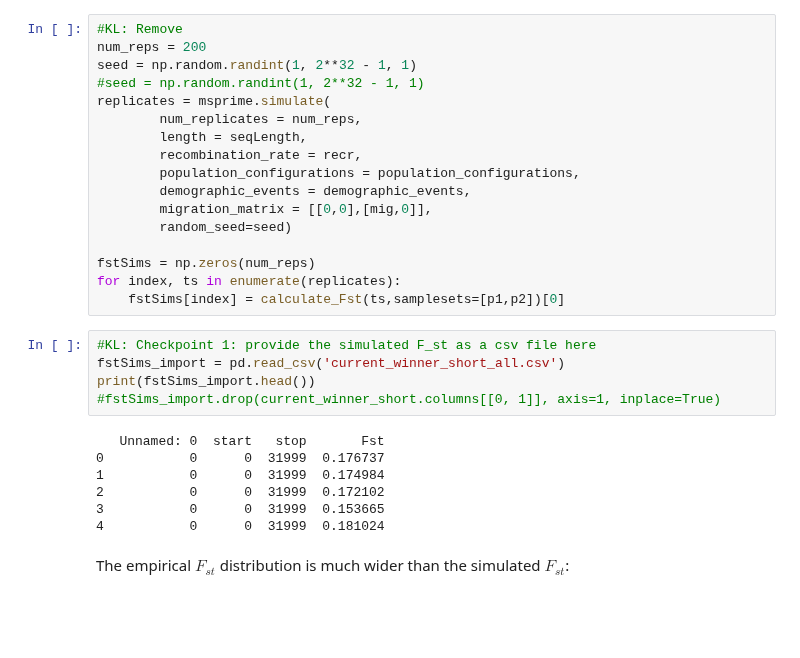
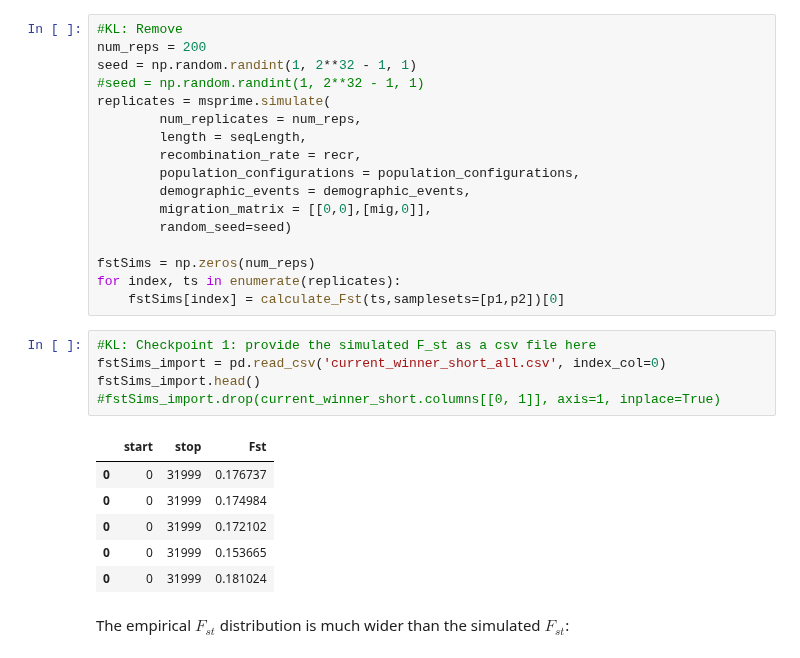
Before and after one commit to DRL/SMBE-SGE-2019, a Jupyter notebook: Session_2/Fst_short_chuncks/simulating_windowise_Fst_KL .ipynb, the cells around one changed output. Cells and saved outputs as stored; diff of their text form; blank space fills up the shorter version.

```diff
--- a/Session_2/Fst_short_chuncks/simulating_windowise_Fst_KL .ipynb
+++ b/Session_2/Fst_short_chuncks/simulating_windowise_Fst_KL .ipynb
@@ -235,16 +218,16 @@ for index, ts in enumerate(replicates):
     fstSims[index] = calculate_Fst(ts,samplesets=[p1,p2])[0]
 # %%
 #KL: Checkpoint 1: provide the simulated F_st as a csv file here
-fstSims_import = pd.read_csv('current_winner_short_all.csv')
-print(fstSims_import.head())
+fstSims_import = pd.read_csv('current_winner_short_all.csv', index_col=0)
+fstSims_import.head()
 #fstSims_import.drop(current_winner_short.columns[[0, 1]], axis=1, inplace=True)
 # %% [output]
-   Unnamed: 0  start   stop       Fst
-0           0      0  31999  0.176737
-1           0      0  31999  0.174984
-2           0      0  31999  0.172102
-3           0      0  31999  0.153665
-4           0      0  31999  0.181024
+|  | start | stop | Fst |
+| 0 | 0 | 31999 | 0.176737 |
+| 0 | 0 | 31999 | 0.174984 |
+| 0 | 0 | 31999 | 0.172102 |
+| 0 | 0 | 31999 | 0.153665 |
+| 0 | 0 | 31999 | 0.181024 |
 # %% [markdown]
 The empirical $F_{st}$ distribution is much wider than the simulated $F_{st}$:
 # %%
```
Also changed, not shown: parts of 14 cells of this notebook.
